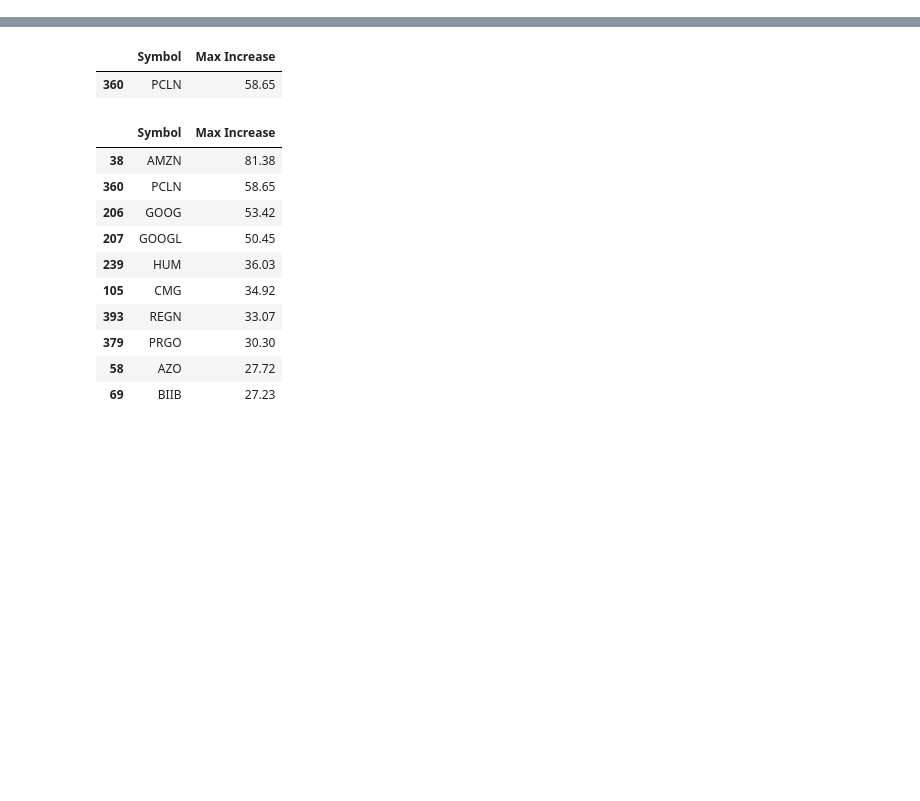
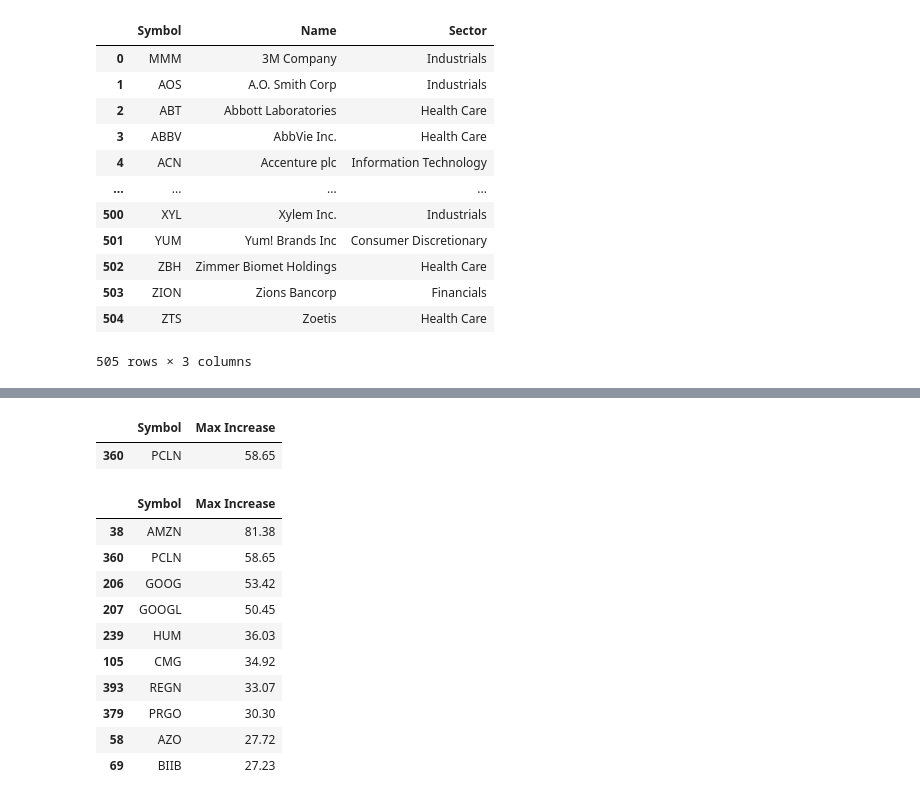
Before and after one commit to Jdshah06/S-P-500-Stock-Analysis, a Jupyter notebook: Pandas Data/sandp500/Benoit's Trucking.ipynb, the cells around one changed output, grey strips where cells are left out. Saved outputs shown, nothing was run; the diff lists cells and outputs as text; code cells hidden in the pictures; blank space fills up the shorter version.

```diff
--- a/Pandas Data/sandp500/Benoit's Trucking.ipynb
+++ b/Pandas Data/sandp500/Benoit's Trucking.ipynb
@@ -16,3 +16,19 @@ industry_df = pd.read_csv(individual_industry)
 individual_df.rename(columns = {'Name':'Symbol'}, inplace=True)
 # %%
 stocks_df = individual_df.merge(industry_df, on='Symbol')
+# %%
+industry_df
+# %% [output]
+|  | Symbol | Name | Sector |
+| 0 | MMM | 3M Company | Industrials |
+| 1 | AOS | A.O. Smith Corp | Industrials |
+| 2 | ABT | Abbott Laboratories | Health Care |
+| 3 | ABBV | AbbVie Inc. | Health Care |
+| 4 | ACN | Accenture plc | Information Technology |
+| ... | ... | ... | ... |
+| 500 | XYL | Xylem Inc. | Industrials |
+| 501 | YUM | Yum! Brands Inc | Consumer Discretionary |
+| 502 | ZBH | Zimmer Biomet Holdings | Health Care |
+| 503 | ZION | Zions Bancorp | Financials |
+| 504 | ZTS | Zoetis | Health Care |
+505 rows × 3 columns
```
Also changed, not shown: parts of 2 cells of this notebook.
